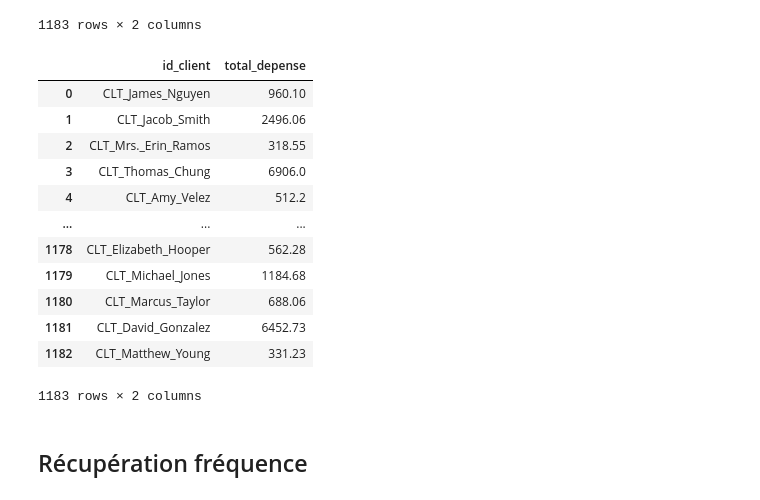
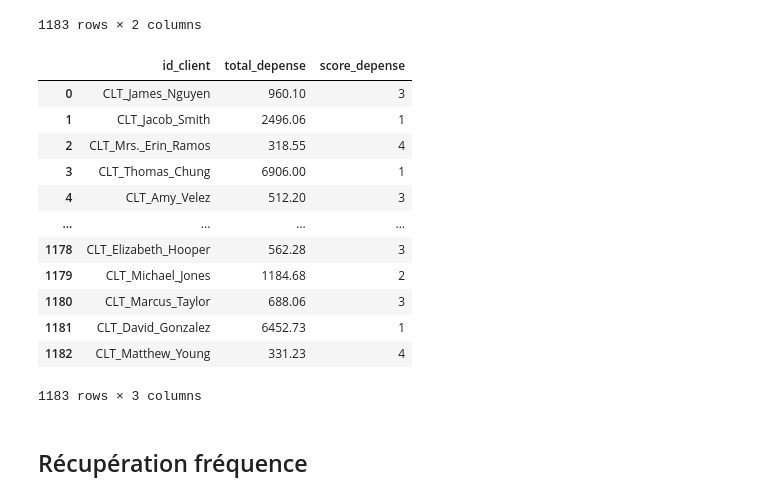
Before and after one commit to MelodyDuplaix/Projet_OCR, a Jupyter notebook: notebooks/analyse.ipynb, the cells around one changed output. Drawn from its saved outputs; the diff is of its cells as text; code cells hidden in the pictures.

```diff
--- a/notebooks/analyse.ipynb
+++ b/notebooks/analyse.ipynb
@@ -126,30 +134,36 @@ group by f.id_facture , a.id_client ;""")
 # %%
 with SessionLocal() as session:
     query = (
         session.query(
             Client.id_client,
             func.sum(Facture.total).label('total_depense')
         )
         .join(Achat, Achat.id_facture == Facture.id_facture)
         .join(Client, Client.id_client == Achat.id_client)
         .group_by(Facture.id_facture, Client.id_client)
     )
     result = query.all()
-    df = pd.DataFrame(result, columns=['id_client', 'total_depense'])
-df
+    df_montant = pd.DataFrame(result, columns=['id_client', 'total_depense'])
+df_montant['total_depense'] = pd.to_numeric(df_montant['total_depense'], errors='coerce')
+df_montant['score_depense'] = pd.qcut(
+    df_montant['total_depense'].dropna(),
+    q=5,
+    labels=[5, 4, 3, 2, 1]
+)
+df_montant
 # %% [output]
-|  | id_client | total_depense |
-| 0 | CLT_James_Nguyen | 960.10 |
-| 1 | CLT_Jacob_Smith | 2496.06 |
-| 2 | CLT_Mrs._Erin_Ramos | 318.55 |
-| 3 | CLT_Thomas_Chung | 6906.0 |
-| 4 | CLT_Amy_Velez | 512.2 |
-| ... | ... | ... |
-| 1178 | CLT_Elizabeth_Hooper | 562.28 |
-| 1179 | CLT_Michael_Jones | 1184.68 |
-| 1180 | CLT_Marcus_Taylor | 688.06 |
-| 1181 | CLT_David_Gonzalez | 6452.73 |
-| 1182 | CLT_Matthew_Young | 331.23 |
+|  | id_client | total_depense | score_depense |
+| 0 | CLT_James_Nguyen | 960.10 | 3 |
+| 1 | CLT_Jacob_Smith | 2496.06 | 1 |
+| 2 | CLT_Mrs._Erin_Ramos | 318.55 | 4 |
+| 3 | CLT_Thomas_Chung | 6906.00 | 1 |
+| 4 | CLT_Amy_Velez | 512.20 | 3 |
+| ... | ... | ... | ... |
+| 1178 | CLT_Elizabeth_Hooper | 562.28 | 3 |
+| 1179 | CLT_Michael_Jones | 1184.68 | 2 |
+| 1180 | CLT_Marcus_Taylor | 688.06 | 3 |
+| 1181 | CLT_David_Gonzalez | 6452.73 | 1 |
+| 1182 | CLT_Matthew_Young | 331.23 | 4 |
-1183 rows × 2 columns
+1183 rows × 3 columns
 # %% [markdown]
 ## Récupération fréquence
```
Also changed, not shown: parts of 19 cells of this notebook, 8 other files.
